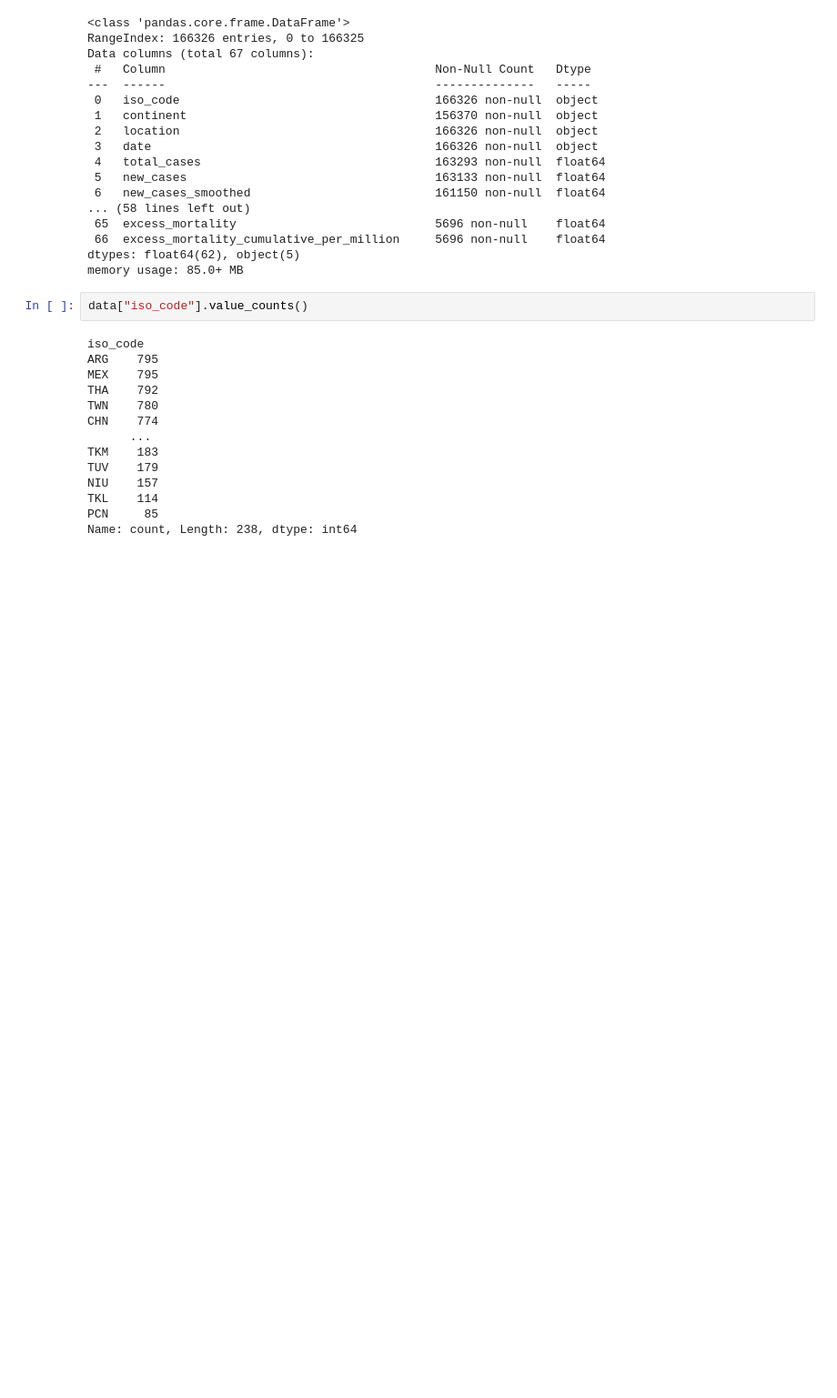
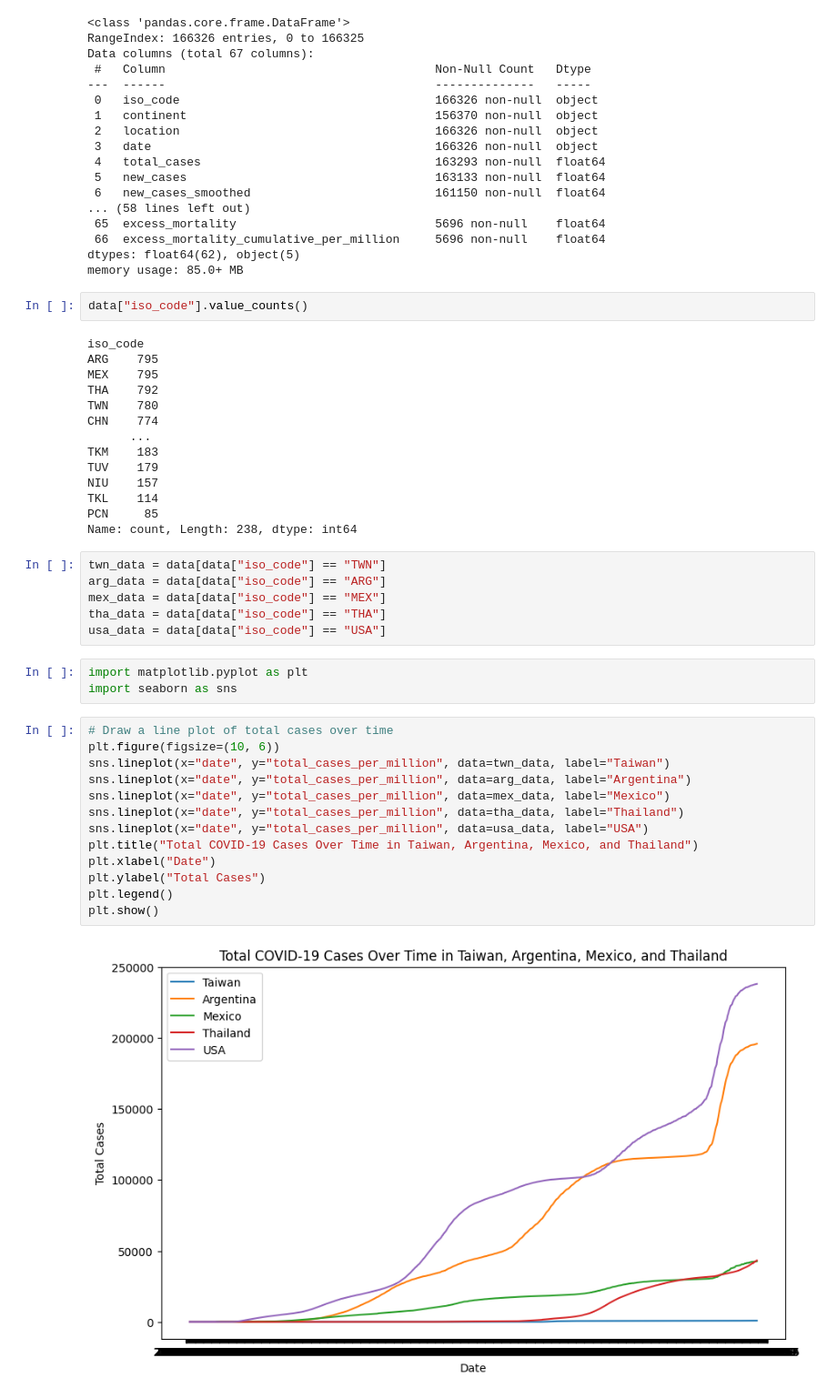
Before and after one commit to donydony228/COVID-19-Time-Series-Predict, a Jupyter notebook: EDA.ipynb, the cells around one changed output. Shown at 91% size. Cells and saved outputs as stored; diff of their text form; blank space fills up the shorter version.

```diff
--- a/EDA.ipynb
+++ b/EDA.ipynb
@@ -55,3 +55,27 @@ NIU    157
 TKL    114
 PCN     85
 Name: count, Length: 238, dtype: int64
+# %%
+twn_data = data[data["iso_code"] == "TWN"]
+arg_data = data[data["iso_code"] == "ARG"]
+mex_data = data[data["iso_code"] == "MEX"]
+tha_data = data[data["iso_code"] == "THA"]
+usa_data = data[data["iso_code"] == "USA"]
+# %%
+import matplotlib.pyplot as plt
+import seaborn as sns
+# %%
+# Draw a line plot of total cases over time
+plt.figure(figsize=(10, 6))
+sns.lineplot(x="date", y="total_cases_per_million", data=twn_data, label="Taiwan")
+sns.lineplot(x="date", y="total_cases_per_million", data=arg_data, label="Argentina")
+sns.lineplot(x="date", y="total_cases_per_million", data=mex_data, label="Mexico")
+sns.lineplot(x="date", y="total_cases_per_million", data=tha_data, label="Thailand")
+sns.lineplot(x="date", y="total_cases_per_million", data=usa_data, label="USA")
+plt.title("Total COVID-19 Cases Over Time in Taiwan, Argentina, Mexico, and Thailand")
+plt.xlabel("Date")
+plt.ylabel("Total Cases")
+plt.legend()
+plt.show()
+# %% [output]
+[figure, added]
```
Also changed, not shown: 2 other files.
